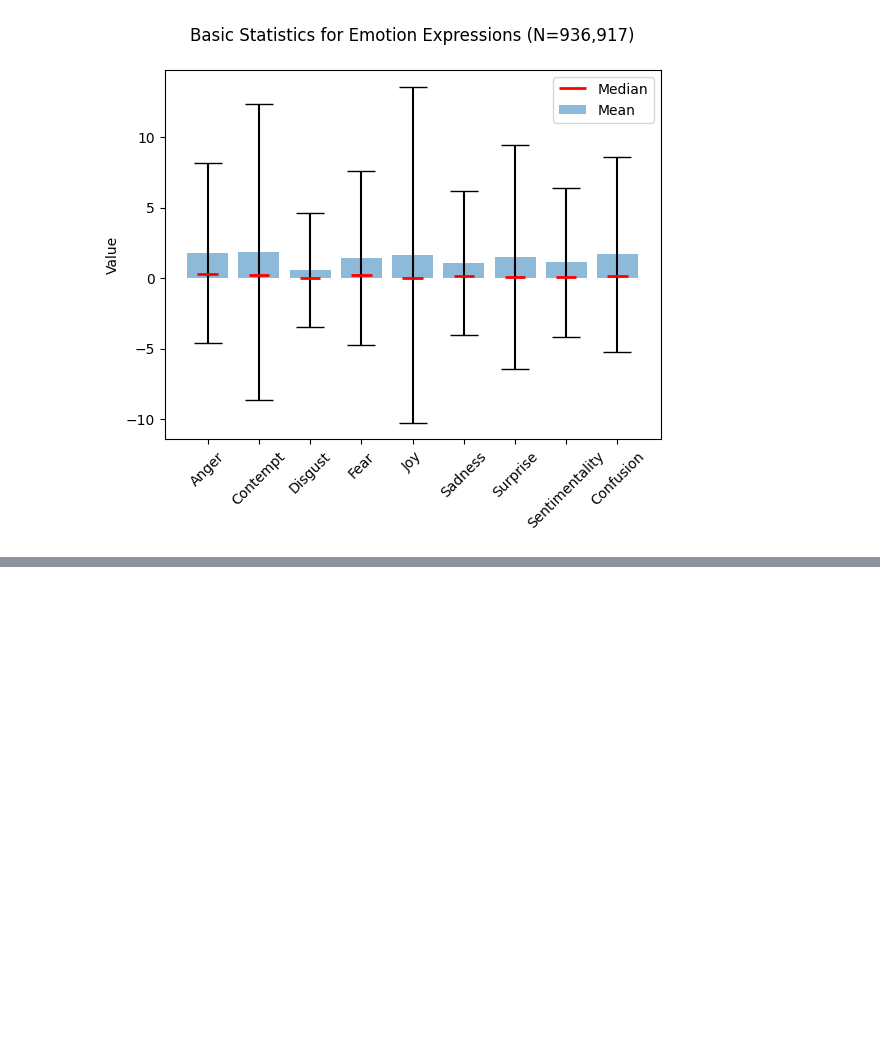
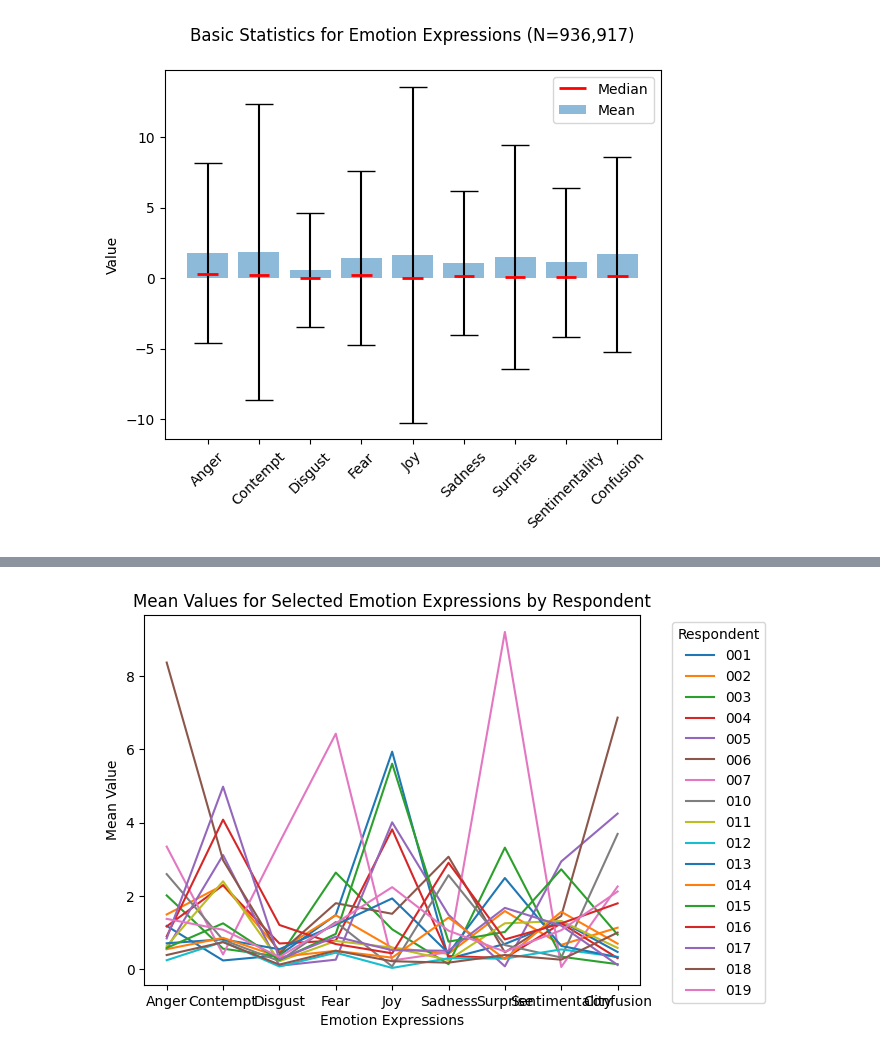
Before and after one commit to litalshl/classifiers, a Jupyter notebook: all_respondents_analysis.ipynb, the cells around one changed output, grey strips where cells are left out. Cells and saved outputs as stored; diff of their text form; code cells hidden in the pictures; blank space fills up the shorter version.

```diff
--- a/all_respondents_analysis.ipynb
+++ b/all_respondents_analysis.ipynb
@@ -162,0 +196,19 @@ plt.show()
+# %%
+import pandas as pd
+import matplotlib.pyplot as plt
+
+# Select the relevant columns in the data
+selected_data = facial_expressions_data[['Respondent'] + selected_columns]
+
+# Group the data by respondent and calculate the mean values for each column
+respondent_means = selected_data.groupby('Respondent').mean()
+
+# Plot the mean values for each respondent for the selected columns as a line plot
+respondent_means.T.plot()
+plt.xlabel('Emotion Expressions')
+plt.ylabel('Mean Value')
+plt.title('Mean Values for Emotion Expressions by Respondent')
+plt.legend(title='Respondent', bbox_to_anchor=(1.05, 1), loc='upper left')
+plt.show()
+# %% [output]
+[figure, added]
```
Also changed, not shown: parts of 7 cells of this notebook.
